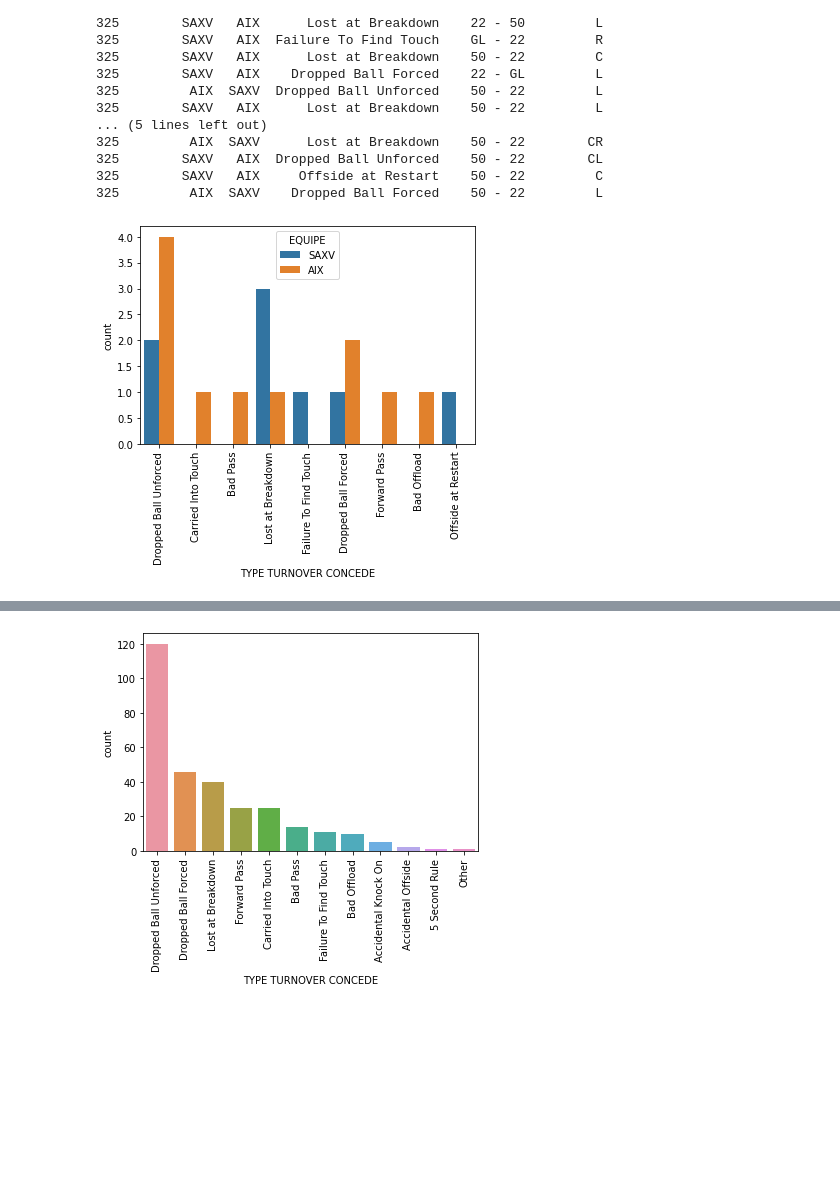
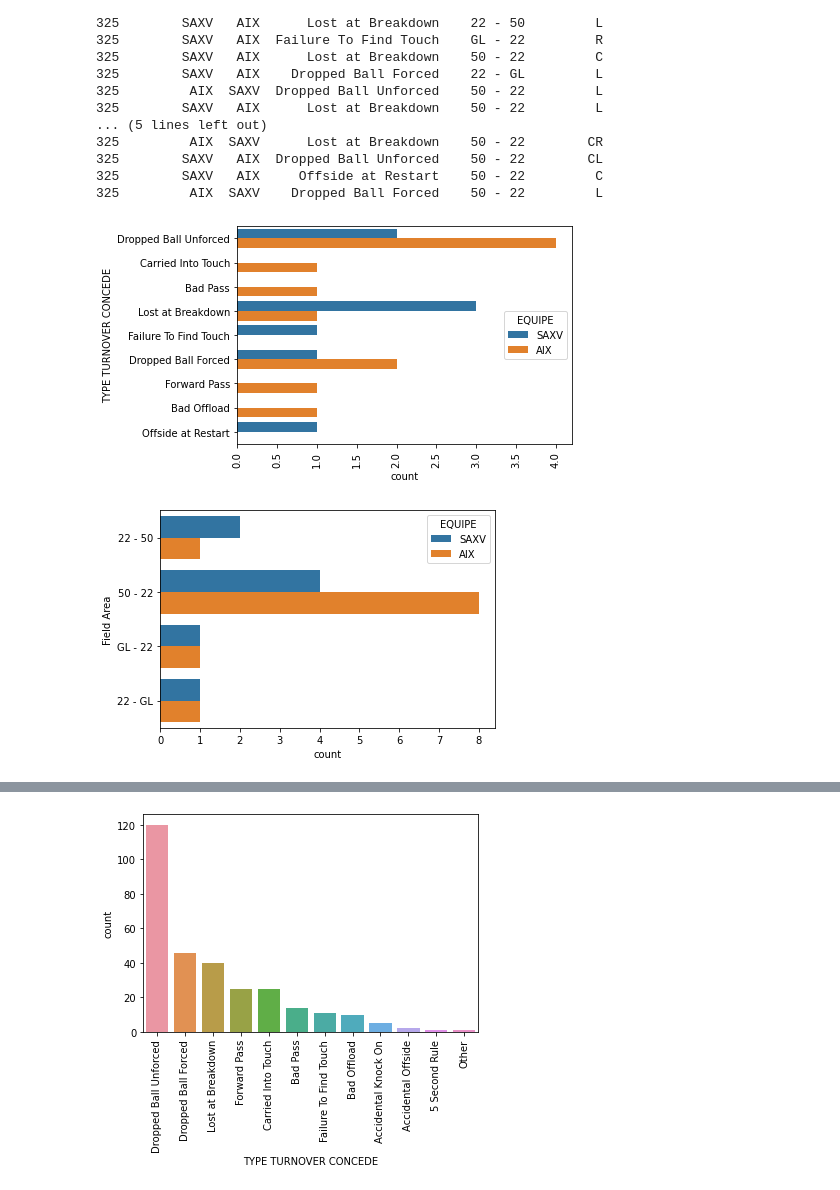
Before and after one commit to UCDPAIanSheridan/UCDPA_IanSheridan, a Jupyter notebook: MyProject.ipynb, the cells around one changed output, grey strips where cells are left out. Cells and saved outputs as stored; diff of their text form; code cells hidden in the pictures; blank space fills up the shorter version.

```diff
--- a/MyProject.ipynb
+++ b/MyProject.ipynb
@@ -172,3 +180,8 @@ for item in teams.get_xticklabels():
     item.set_rotation(90)
 # %% [output]
 [figure]
+# %%
+## Sort the teams alphabetically
+teams = sns.countplot(x='EQUIPE', data=turnover, order=sorted(turnover['EQUIPE'].value_counts().index))
+for item in teams.get_xticklabels():
+    item.set_rotation(90)
@@ -214,8 +232,15 @@ iD MATCH
 325        SAXV   AIX     Offside at Restart    50 - 22         C
 325         AIX  SAXV    Dropped Ball Forced    50 - 22         L
 # %%
-game_one = sns.countplot(data=saxv, x='TYPE TURNOVER CONCEDE', hue='EQUIPE')
+#Analysing game specific turnovers
+game_one = sns.countplot(data=saxv, y='TYPE TURNOVER CONCEDE', hue='EQUIPE')
 for item in game_one.get_xticklabels():
     item.set_rotation(90)
 # %% [output]
-[figure, old version]
+[figure, new version]
+# %%
+game_one = sns.countplot(data=saxv, y='Field Area', hue = 'EQUIPE')
+for item in game_one.get_xticklabels():
+    item.set_rotation(0)
+# %% [output]
+[figure, added]
```
Also changed, not shown: parts of 21 cells of this notebook.
